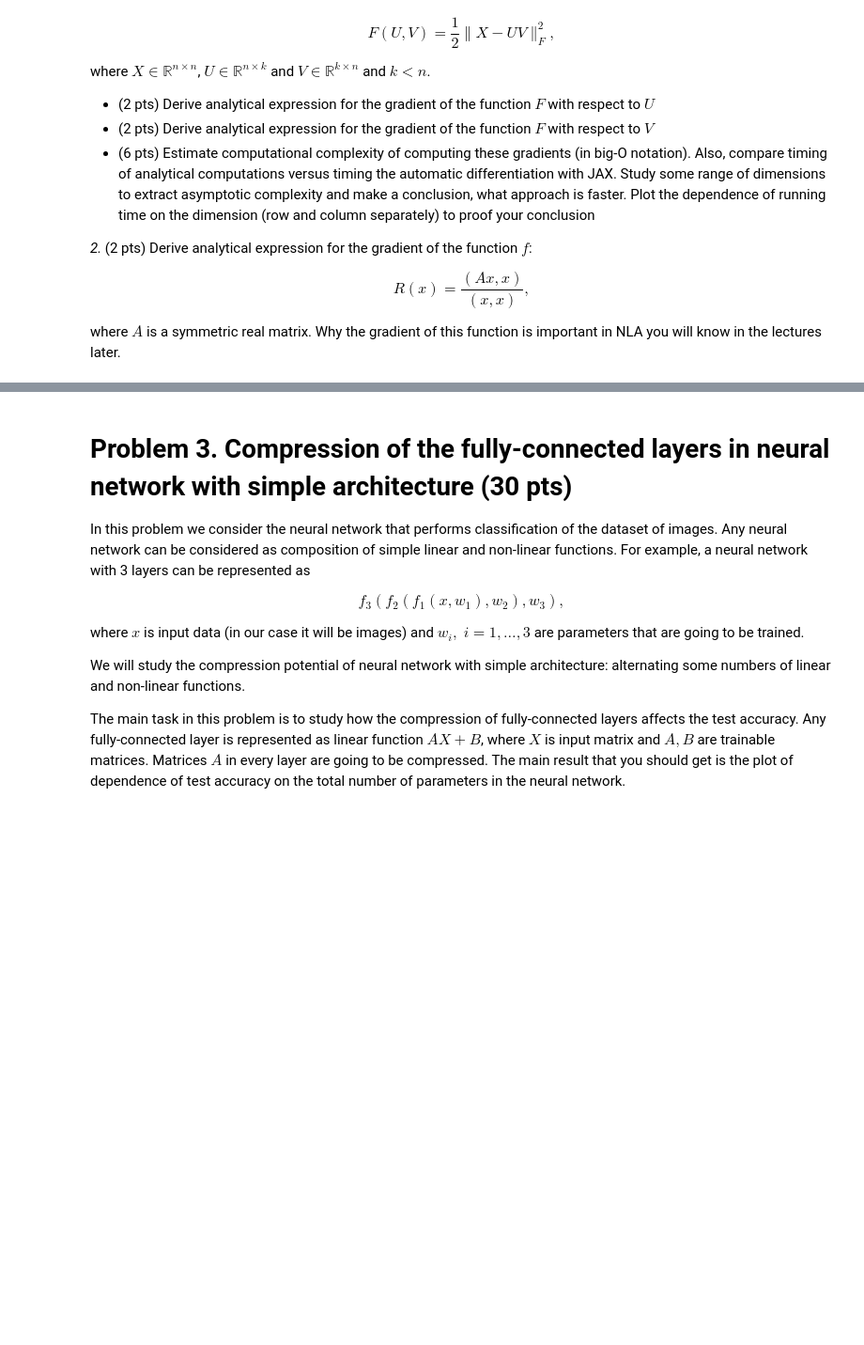
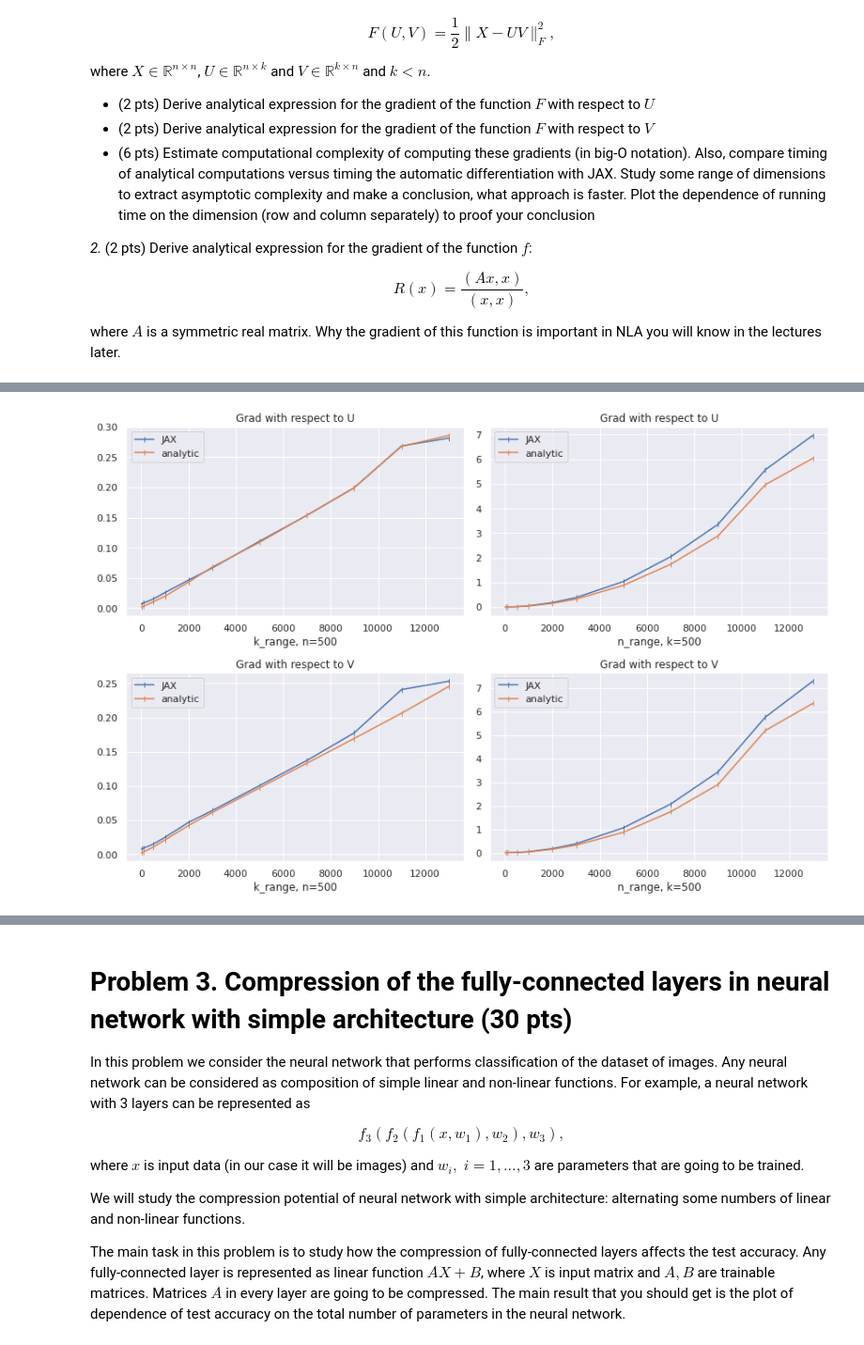
Before and after one commit to PetrMokrov/nla2020, a Jupyter notebook: hw/hw1/hw1.ipynb, the cells around one changed output, grey strips where cells are left out. Shown at 94% size. Saved outputs shown, nothing was run; the diff lists cells and outputs as text; code cells hidden in the pictures; blank space fills up the shorter version.

```diff
--- a/hw/hw1/hw1.ipynb
+++ b/hw/hw1/hw1.ipynb
@@ -256,0 +252,98 @@ Since $A$ is symmetric, so we finally obtain:
+# %%
+# Your solution is here
+from collections import defaultdict
+import jax.numpy as jnp
+import jax
+from jax import grad
+import numpy as np
+import timeit
+from timeit import Timer
+import matplotlib.pyplot as plt
+import seaborn as sns
+sns.set()
+
+def F(U, V, X):
+    return 0.5 * jnp.sum((X - U@V)**2)
+
+gradU = grad(F, argnums=0, has_aux=False)
+gradV = grad(F, argnums=1, has_aux=False)
+
+def timeit_grad(n, k, key, method='JAX', obj='U', n_regenerate=2, n_times=None):
+
+    assert method in ['JAX', 'analytic']
+    assert obj in ['U', 'V']
+
+    def gradU_JAX_once():
+        gradU(U, V, X).block_until_ready()
+
+    def gradV_JAX_once():
+        gradV(U, V, X).block_until_ready()
+
+    def gradU_analytic_once():
+        ((U@V - X)@V.T).block_until_ready()
+
+    def gradV_analytic_once():
+        (U.T@(U@V - X)).block_until_ready()
+
+    map = {
+        'JAX': {
+            'U': gradU_JAX_once,
+            'V': gradV_JAX_once
+        },
+        'analytic': {
+            'U':gradU_analytic_once,
+            'V':gradV_analytic_once
+        }
+    }
+
+    time = 0.
+    for _ in range(n_regenerate):
+        key, Xkey, Ukey, Vkey = jax.random.split(key, num=4)
+        X = jax.random.normal(Xkey, shape=(n, n), dtype=jnp.float32)
+        U = jax.random.normal(Ukey, shape=(n, k), dtype=jnp.float32)
+        V = jax.random.normal(Vkey, shape=(k, n), dtype=jnp.float32)
+
+        func = map[method][obj]
+        if n_times is not None:
+            time += timeit.timeit(func, number=n_times)/n_times
+        else:
+            n_loops, time_elapsed = Timer(func).autorange()
+            time += time_elapsed/n_loops
+    return time/n_regenerate
+
+
+def timeit_range(n_range, k_range, n_cnst, k_cnst, key):
+    methods = ['JAX', 'analytic']
+    objs = ['U', 'V']
+    fig, ax = plt.subplots(nrows=2, ncols=2, figsize=(12, 8))
+    for i, obj in enumerate(objs):
+        for j in range(2):
+            res = defaultdict(list)
+            for method in methods:
+                method_key = key
+                if j == 0:
+                    for k in k_range:
+                        method_key, curr_key = jax.random.split(method_key)
+                        res[method].append(
+                            timeit_grad(n_cnst, k, curr_key, method=method, obj=obj))
+                    ax[i, j].plot(k_range, res[method], '-|', label=method)
+                    ax[i, j].set_xlabel('k_range, n={}'.format(n_cnst))
+                else:
+                    for n in n_range:
+                        method_key, curr_key = jax.random.split(method_key)
+                        res[method].append(
+                            timeit_grad(n, k_cnst, curr_key, method=method, obj=obj))
+                    ax[i, j].plot(n_range, res[method], '-|', label=method)
+                    ax[i, j].set_xlabel('n_range, k={}'.format(k_cnst))
+                ax[i, j].set_title('Grad with respect to {}'.format(obj))
+                ax[i, j].legend()
+    plt.tight_layout()
+    plt.show()
+
+
+timeit_range(
+    [10, 100, 500, 1000, 2000, 3000, 5000, 7000, 9000, 11000, 13000],
+    [10, 100, 500, 1000, 2000, 3000, 5000, 7000, 9000, 11000, 13000],
+    500, 500, jax.random.PRNGKey(713))
+# %% [output]
+[figure, added]
```
Also changed, not shown: parts of 7 cells of this notebook.
